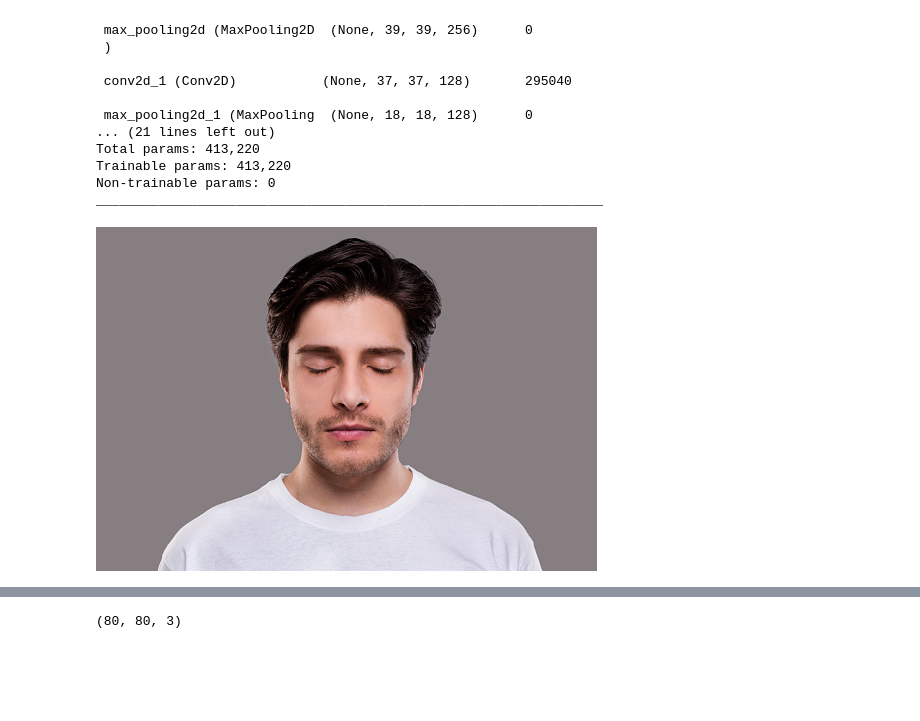
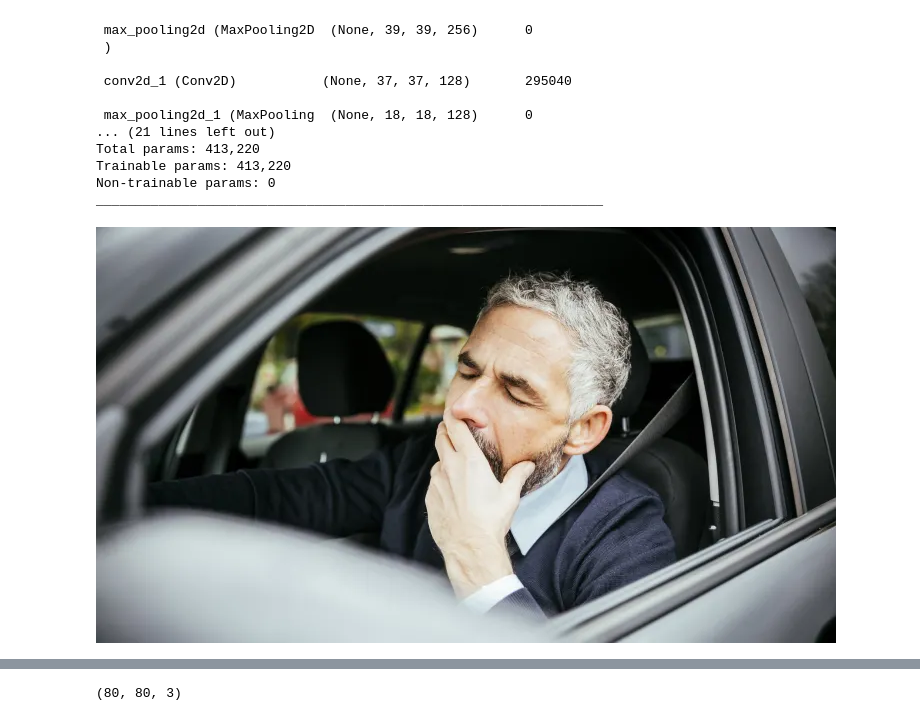
Before and after one commit to Mr-PU/Drowsiness, a Jupyter notebook: Drowsiness 2.ipynb, the cells around one changed output, grey strips where cells are left out. Saved outputs shown, nothing was run; the diff lists cells and outputs as text; code cells hidden in the pictures; blank space fills up the shorter version.

```diff
--- a/Drowsiness 2.ipynb
+++ b/Drowsiness 2.ipynb
@@ -36,9 +36,9 @@ _________________________________________________________________
 # %%
 #img= "https://image.cnbcfm.com/api/v1/image/104995503-rsz_gettyimages-556453489.jpg?v=1532563687&w=740&h=416&ffmt=webp&vtcrop=y"
 # %%
-Image.open("113.jpg")
+Image.open("121.jpg")
 # %% [output]
-[figure, old version]
+[figure, new version]
 # %%
 image_size = (80, 80)
 # %%
```
Also changed, not shown: parts of 3 cells of this notebook.
